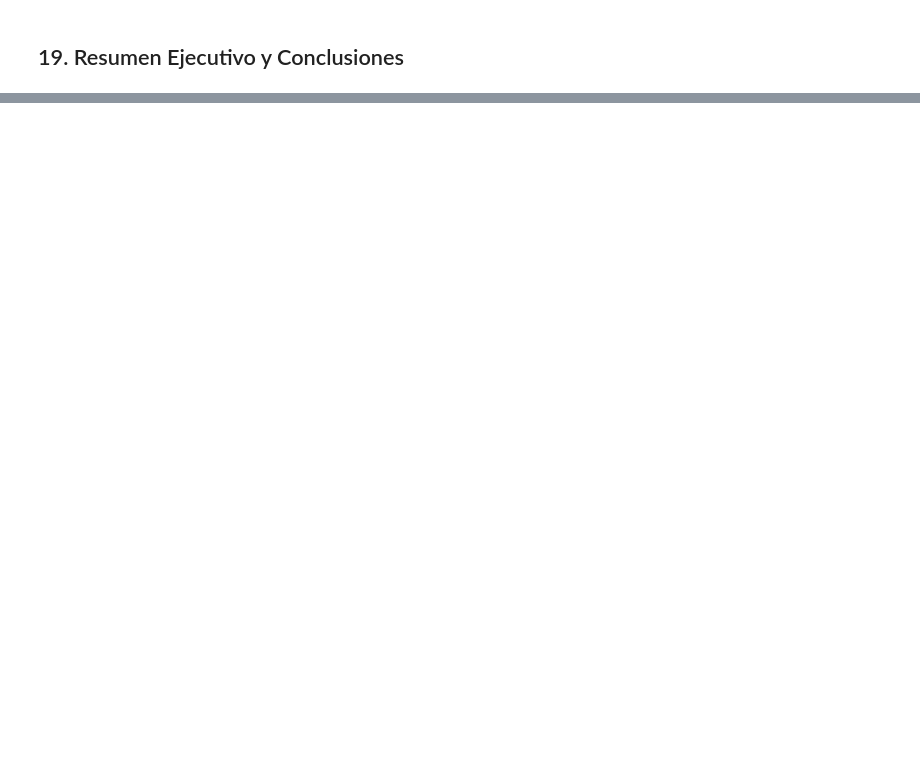
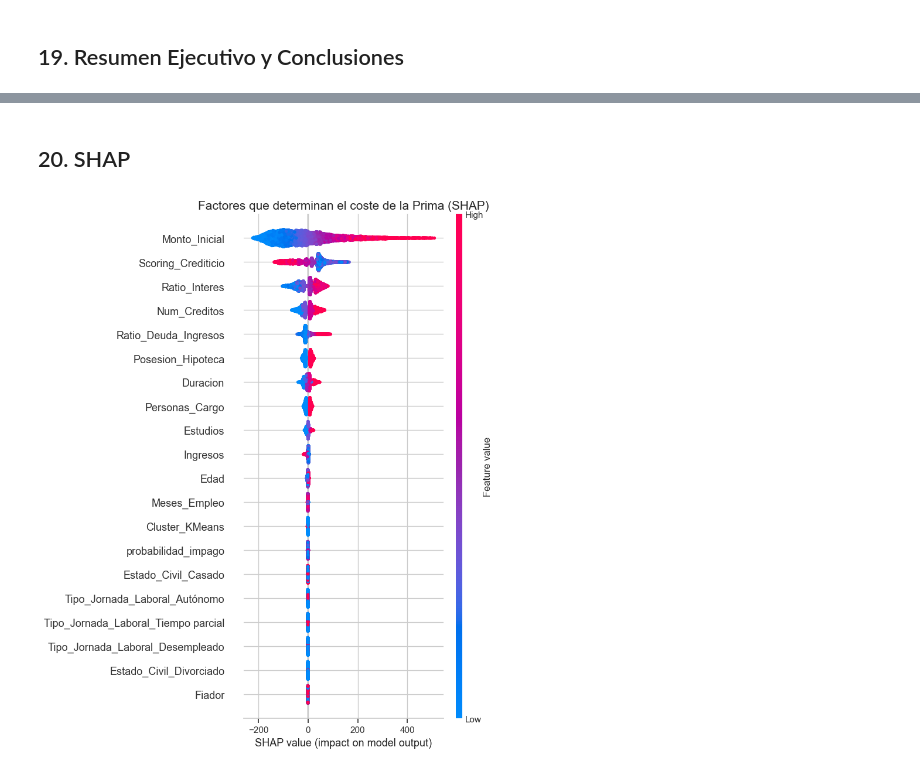
Before and after one commit to danielsoponaru/25-26_R07_NARANJA, a Jupyter notebook: 05-Objetivo 4.ipynb, the cells around one changed output, grey strips where cells are left out. Drawn from its saved outputs; the diff is of its cells as text; code cells hidden in the pictures; blank space fills up the shorter version.

```diff
--- a/05-Objetivo 4.ipynb
+++ b/05-Objetivo 4.ipynb
@@ -1406,0 +1508,24 @@ NameError: name 'resultados_experimentos' is not defined
+# %% [markdown]
+## 20. SHAP
+# %%
+import shap
+import matplotlib.pyplot as plt
+import pandas as pd
+
+# 1. Recuperar los nombres de las columnas
+# Usamos X_train_final que es la variable que tienes en tu notebook antes de convertir a numpy
+nombres_features = X_train_final.columns.tolist()
+
+# 2. Configurar el explainer con el mejor modelo encontrado (modelo_final)
+# Usamos check_additivity=False porque en modelos con R2 tan alto a veces hay micro-diferencias de redondeo
+explainer = shap.TreeExplainer(modelo_final)
+shap_values = explainer.shap_values(X_test_prep)
+
+# 3. Gráfico de Resumen Global
+plt.figure(figsize=(10, 7))
+# Pasamos los nombres de las columnas para que el gráfico sea legible
+shap.summary_plot(shap_values, X_test_prep, feature_names=nombres_features, show=False)
+plt.title("Factores que determinan el coste de la Prima (SHAP)", fontsize=15)
+plt.show()
+# %% [output]
+[figure, added]
```
Also changed, not shown: parts of 10 cells of this notebook, 1 other file.
